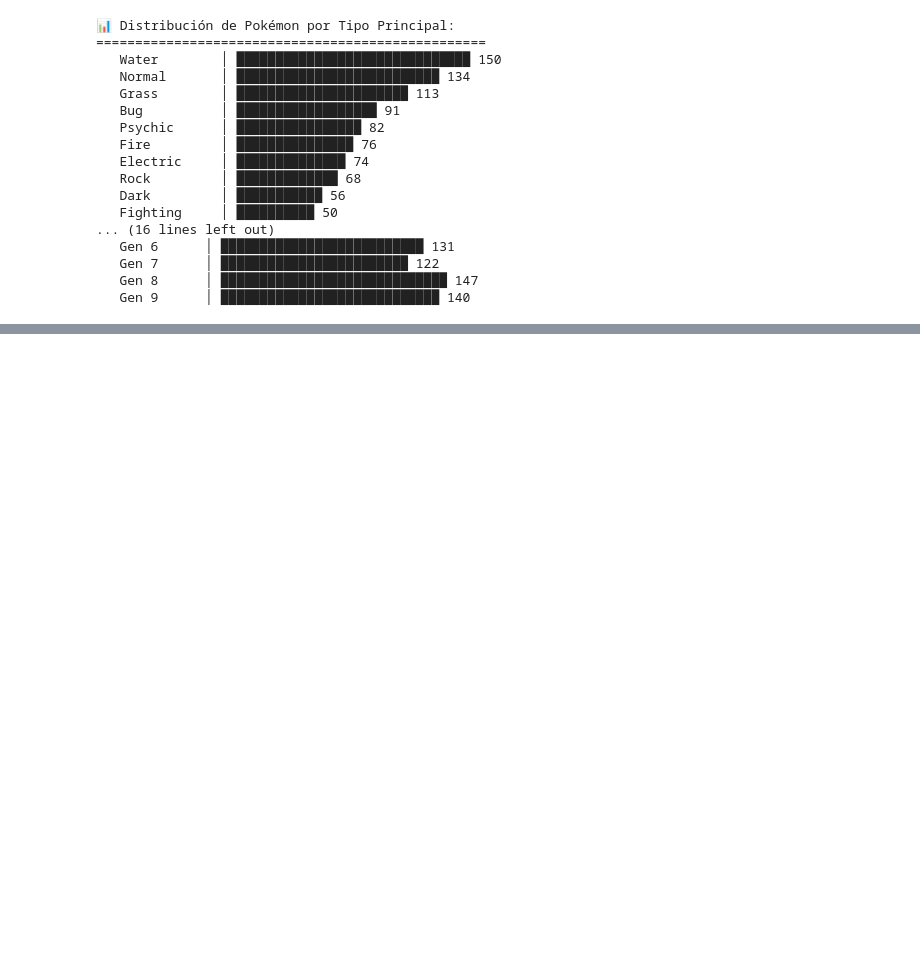
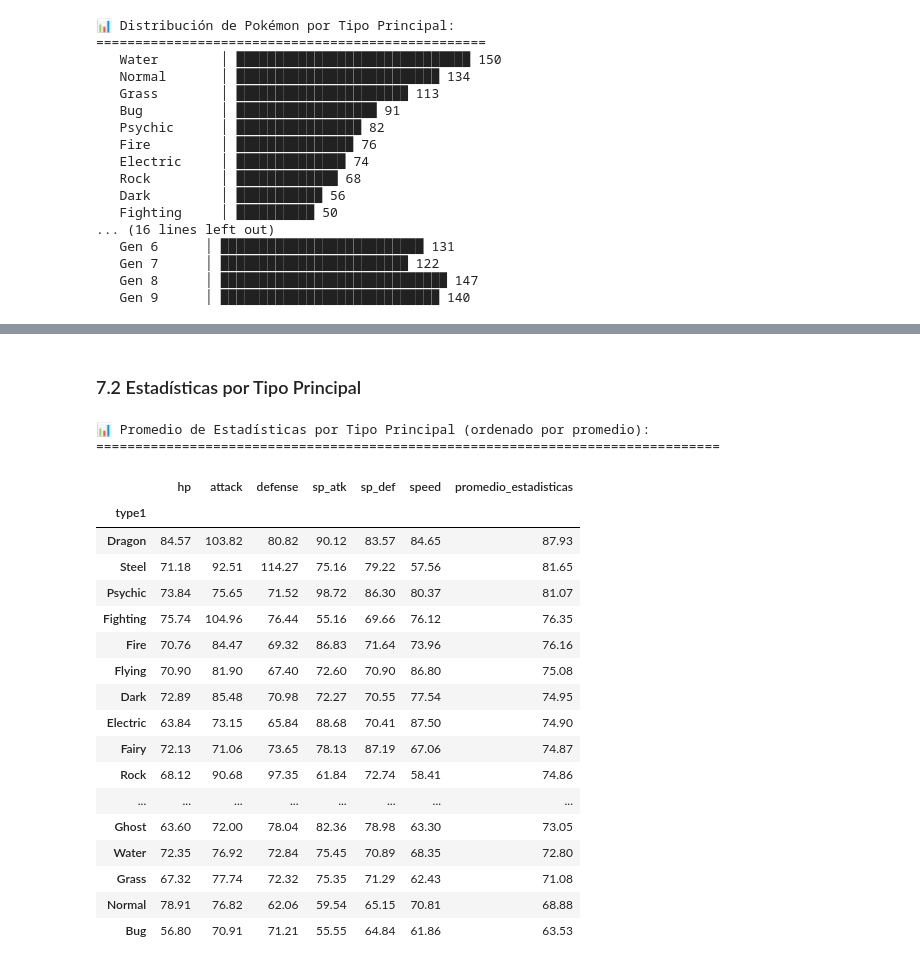
Before and after one commit to F-Anks/ECBD_9A_IDGS_Practicas_230758, a Jupyter notebook: Practica08/Practica08.ipynb, the cells around one changed output, grey strips where cells are left out. Saved outputs shown, nothing was run; the diff lists cells and outputs as text; code cells hidden in the pictures; blank space fills up the shorter version.

```diff
--- a/Practica08/Practica08.ipynb
+++ b/Practica08/Practica08.ipynb
@@ -418,0 +470,26 @@ for gen, count in gen_counts.items():
+# %%
+# ============================================================
+# Creación de la columna promedio_estadisticas
+# ============================================================
+df['promedio_estadisticas'] = df[stats_cols].mean(axis=1).round(2)
+
+print('✅ Columna "promedio_estadisticas" creada exitosamente')
+print(f'\n📊 Estadísticas del promedio:')
+print(f'   Mínimo:  {df["promedio_estadisticas"].min():.2f}')
+print(f'   Máximo:  {df["promedio_estadisticas"].max():.2f}')
+print(f'   Media:   {df["promedio_estadisticas"].mean():.2f}')
+print(f'   Mediana: {df["promedio_estadisticas"].median():.2f}')
+print(f'   Std:     {df["promedio_estadisticas"].std():.2f}')
+
+# Top 10 Pokémon con mayor promedio
+print(f'\n🏆 Top 10 Pokémon con mayor promedio de estadísticas:')
+print('=' * 60)
+top10 = df.nlargest(10, 'promedio_estadisticas')[['id', 'name', 'form', 'type1', 'generation', 'promedio_estadisticas']]
+for idx, row in top10.iterrows():
+    print(f'   #{row["id"]:4.0f} {row["name"]:20s} ({row["form"]:15s}) │ {row["type1"]:10s} │ Gen {row["generation"]:.0f} │ Prom: {row["promedio_estadisticas"]:.2f}')
+
+# Bottom 5
+print(f'\n📉 Top 5 Pokémon con menor promedio de estadísticas:')
+bottom5 = df.nsmallest(5, 'promedio_estadisticas')[['id', 'name', 'type1', 'generation', 'promedio_estadisticas']]
+for idx, row in bottom5.iterrows():
+    print(f'   #{row["id"]:4.0f} {row["name"]:20s} │ {row["type1"]:10s} │ Gen {row["generation"]:.0f} │ Prom: {row["promedio_estadisticas"]:.2f}')
@@ -418,0 +544,33 @@ for gen, count in gen_counts.items():
+# %% [markdown]
+### 7.2 Estadísticas por Tipo Principal
+# %%
+# ============================================================
+# Promedio de estadísticas por Tipo Principal
+# ============================================================
+stats_por_tipo = df.groupby('type1')[stats_cols + ['promedio_estadisticas']].mean().round(2)
+stats_por_tipo = stats_por_tipo.sort_values('promedio_estadisticas', ascending=False)
+
+print('📊 Promedio de Estadísticas por Tipo Principal (ordenado por promedio):')
+print('=' * 80)
+display(stats_por_tipo)
+# %% [output]
+📊 Promedio de Estadísticas por Tipo Principal (ordenado por promedio):
+================================================================================
+|  | hp | attack | defense | sp_atk | sp_def | speed | promedio_estadisticas |
+| type1 |  |  |  |  |  |  |  |
+| Dragon | 84.57 | 103.82 | 80.82 | 90.12 | 83.57 | 84.65 | 87.93 |
+| Steel | 71.18 | 92.51 | 114.27 | 75.16 | 79.22 | 57.56 | 81.65 |
+| Psychic | 73.84 | 75.65 | 71.52 | 98.72 | 86.30 | 80.37 | 81.07 |
+| Fighting | 75.74 | 104.96 | 76.44 | 55.16 | 69.66 | 76.12 | 76.35 |
+| Fire | 70.76 | 84.47 | 69.32 | 86.83 | 71.64 | 73.96 | 76.16 |
+| Flying | 70.90 | 81.90 | 67.40 | 72.60 | 70.90 | 86.80 | 75.08 |
+| Dark | 72.89 | 85.48 | 70.98 | 72.27 | 70.55 | 77.54 | 74.95 |
+| Electric | 63.84 | 73.15 | 65.84 | 88.68 | 70.41 | 87.50 | 74.90 |
+| Fairy | 72.13 | 71.06 | 73.65 | 78.13 | 87.19 | 67.06 | 74.87 |
+| Rock | 68.12 | 90.68 | 97.35 | 61.84 | 72.74 | 58.41 | 74.86 |
+| ... | ... | ... | ... | ... | ... | ... | ... |
+| Ghost | 63.60 | 72.00 | 78.04 | 82.36 | 78.98 | 63.30 | 73.05 |
+| Water | 72.35 | 76.92 | 72.84 | 75.45 | 70.89 | 68.35 | 72.80 |
+| Grass | 67.32 | 77.74 | 72.32 | 75.35 | 71.29 | 62.43 | 71.08 |
+| Normal | 78.91 | 76.82 | 62.06 | 59.54 | 65.15 | 70.81 | 68.88 |
+| Bug | 56.80 | 70.91 | 71.21 | 55.55 | 64.84 | 61.86 | 63.53 |
```
Also changed, not shown: parts of 17 cells of this notebook.
